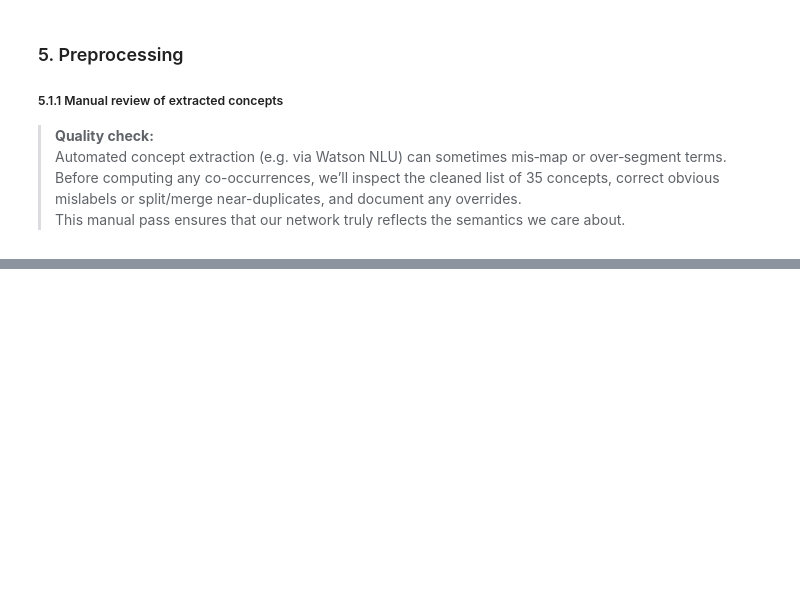
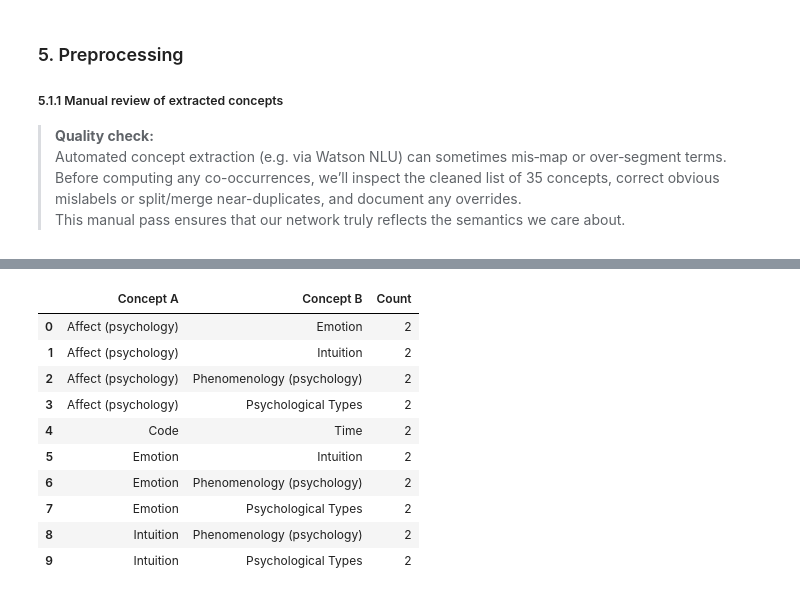
Before and after one commit to Br111t/notebook-to-prod-template, a Jupyter notebook: notebooks/example.ipynb, the cells around one changed output, grey strips where cells are left out. Drawn from its saved outputs; the diff is of its cells as text; code cells hidden in the pictures; blank space fills up the shorter version.

```diff
--- a/notebooks/example.ipynb
+++ b/notebooks/example.ipynb
@@ -232,56 +245,27 @@ df_concepts_final.head(10)
 # %%
-# 1) Group back into per‐document lists
-#    df_concepts_final has one row per (doc_index, concept)
+# build the network
+M, C, edges = compute_cooccurrence(df_concepts, threshold=2)
 
+# undirected graph
+G_und = build_semantic_graph(df_concepts, threshold=2, directed=False)
 
-doc2concepts = (
-    df_concepts_final.groupby("doc_index")["concept"].apply(list).sort_index()
-)  # a Series indexed by original doc_index, each value is a list of concepts
+# compute centrality
+G_und_metrics = compute_centrality(G_und)  # e.g. degree
+# metrics is a dict { node: degree_centrality }
 
-# 2) Build the document×concept indicator matrix
-mlb = MultiLabelBinarizer()
-M = pd.DataFrame(
-    mlb.fit_transform(doc2concepts),
-    index=doc2concepts.index,
-    columns=mlb.classes_,
+# detect communities
+G_und_comm_sets = detect_communities(G_und)  # list of sets
+
+# comm_sets is a list of sets, where each set contains
+# nodes in the same community
+# flatten to {node:community_id}
+G_und_comm_map = node_to_community_map(G_und_comm_sets)
+
+# peek at the very top co-occurrences
+G_und_top_pairs = sorted(edges, key=lambda e: e[2], reverse=True)[:10]
+
+undirected_pairs = pd.DataFrame(
+    G_und_top_pairs, columns=["Concept A", "Concept B", "Count"]
 )
-
-# 3) Compute co‐occurrence C = Mᵀ M
-C = M.T.dot(M)
-
-# 4) Extract edges with a threshold
-T = 1
-edges = [
-    (a, b, int(C.loc[a, b]))
-    for a, b in combinations(mlb.classes_, 2)
-    if C.loc[a, b] >= T
-]
-
-# 5) Build and draw the graph
-G = nx.Graph()
-G.add_nodes_from(mlb.classes_)
-G.add_weighted_edges_from(edges)
-
-deg_cent = nx.degree_centrality(G)
-btw_cent = nx.betweenness_centrality(G, weight="weight")
-
-pd.DataFrame(
-    {"degree": pd.Series(deg_cent), "betweenness": pd.Series(btw_cent)}
-).nlargest(10, "degree")
-
-
-plt.figure(figsize=(8, 6))
-pos = nx.spring_layout(G, k=0.3)
-nx.draw_networkx_nodes(
-    G, pos, node_size=[M[col].sum() * 100 for col in M.columns], alpha=0.8
-)
-nx.draw_networkx_edges(
-    G,
-    pos,
-    width=[d["weight"] * 0.3 for _, _, d in G.edges(data=True)],
-    alpha=0.5,
-)
-nx.draw_networkx_labels(G, pos, font_size=8)
-plt.axis("off")
-plt.show()
+undirected_pairs
 # %% [output]
@@ -288,0 +272,11 @@ plt.show()
+|  | Concept A | Concept B | Count |
+| 0 | Affect (psychology) | Emotion | 2 |
+| 1 | Affect (psychology) | Intuition | 2 |
+| 2 | Affect (psychology) | Phenomenology (psychology) | 2 |
+| 3 | Affect (psychology) | Psychological Types | 2 |
+| 4 | Code | Time | 2 |
+| 5 | Emotion | Intuition | 2 |
+| 6 | Emotion | Phenomenology (psychology) | 2 |
+| 7 | Emotion | Psychological Types | 2 |
+| 8 | Intuition | Phenomenology (psychology) | 2 |
+| 9 | Intuition | Psychological Types | 2 |
```
Also changed, not shown: parts of 18 cells of this notebook, 7 other files.
